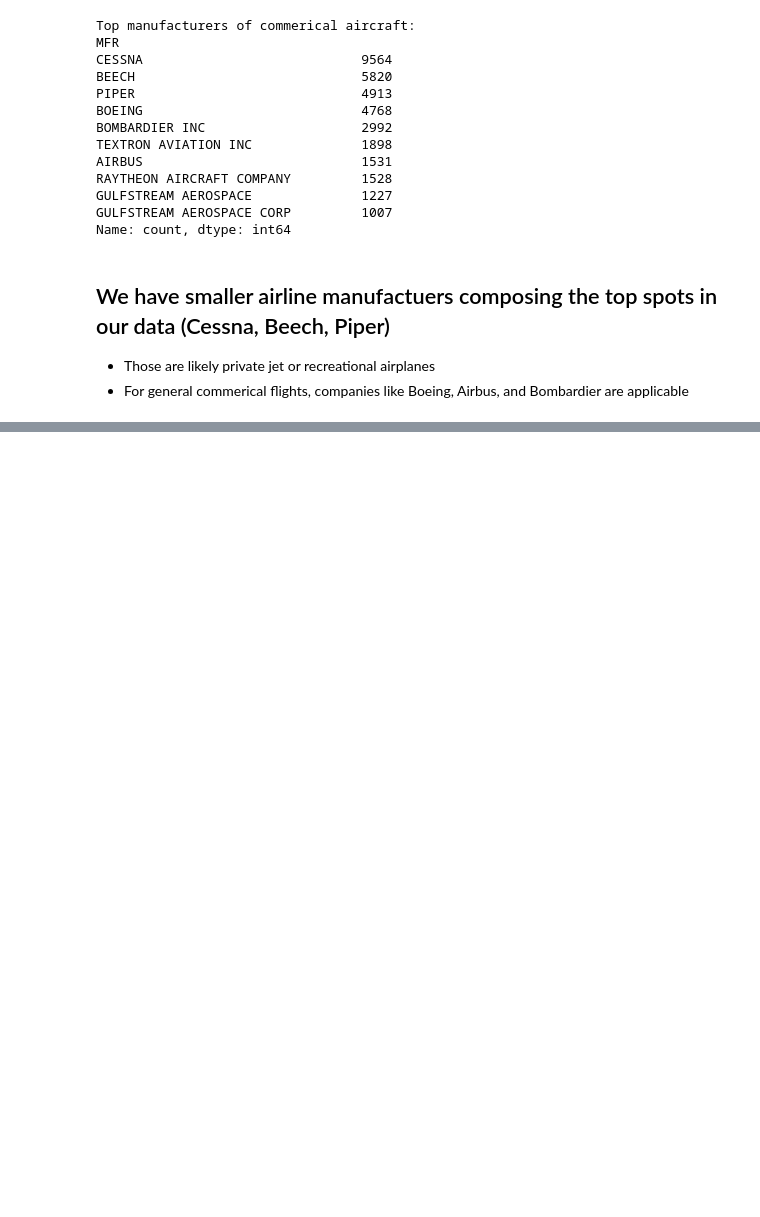
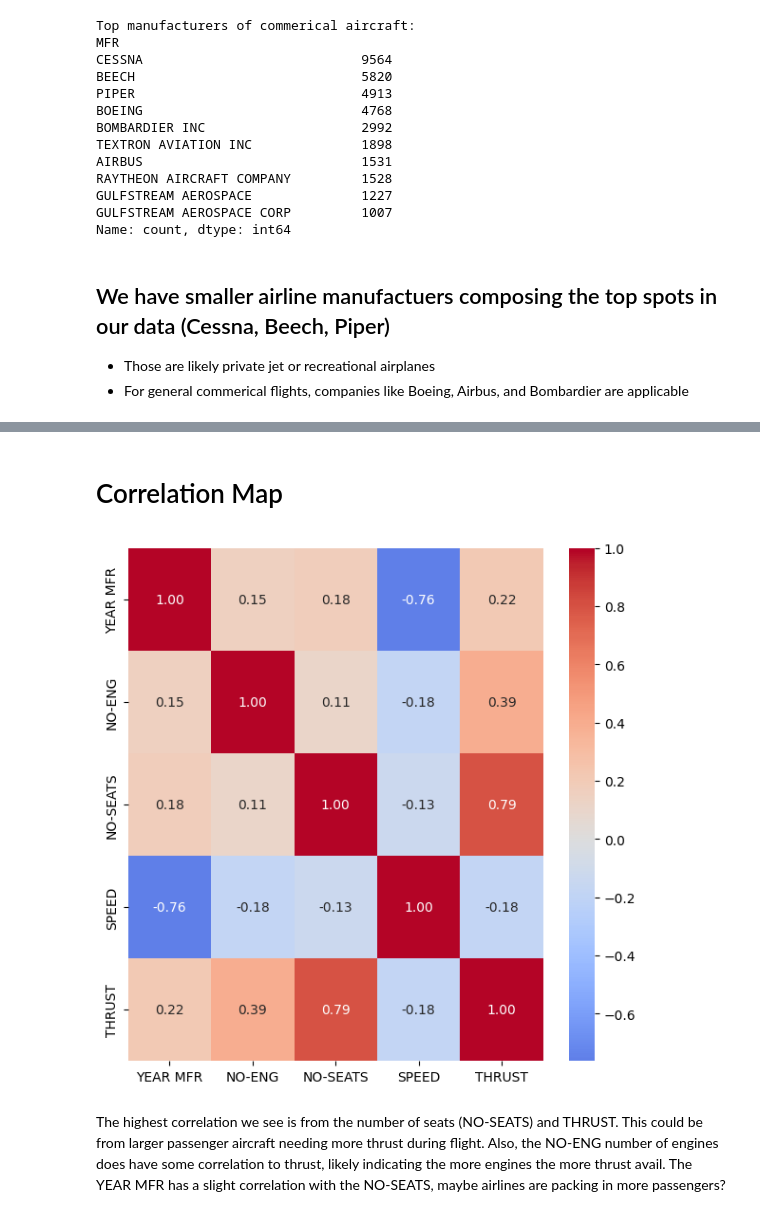
Before and after one commit to UC-Berkeley-I-School/207-Summer26-FinalProject-MLModel, a Jupyter notebook: teammates_notebook/justin_data_cleaning.ipynb, the cells around one changed output, grey strips where cells are left out. Drawn from its saved outputs; the diff is of its cells as text; code cells hidden in the pictures; blank space fills up the shorter version.

Commit message:
add correlation matrix and moved the merge to the beginning of the workbook

```diff
--- a/teammates_notebook/justin_data_cleaning.ipynb
+++ b/teammates_notebook/justin_data_cleaning.ipynb
@@ -776,0 +859,28 @@ Series([], Name: count, dtype: int64)
+# %% [markdown]
+# Correlation Map
+# %%
+# build the columns to use in the correlation matrix, these are already numberic
+column_names = ['YEAR MFR', 'NO-ENG', 'NO-SEATS', 'SPEED', 'THRUST']
+
+# make the correlation matrix
+cm = aircraft[column_names].corr()
+
+# plot the matrix
+fig, ax = plt.subplots(figsize=(6,6))
+sns.heatmap(
+    cm,
+    annot=True,
+    fmt='.2f',
+    cmap='coolwarm',
+    center=0,
+    ax=ax
+)
+plt.tight_layout()
+plt.show()
+# %% [output]
+[figure, added]
+# %% [markdown]
+The highest correlation we see is from the number of seats (NO-SEATS) and THRUST.
+This could be from larger passenger aircraft needing more thrust during flight.
+Also, the NO-ENG number of engines does have some correlation to thrust, likely indicating the more engines the more thrust avail.
+The YEAR MFR has a slight correlation with the NO-SEATS, maybe airlines are packing in more passengers?
```
Also changed, not shown: parts of 27 cells of this notebook.
